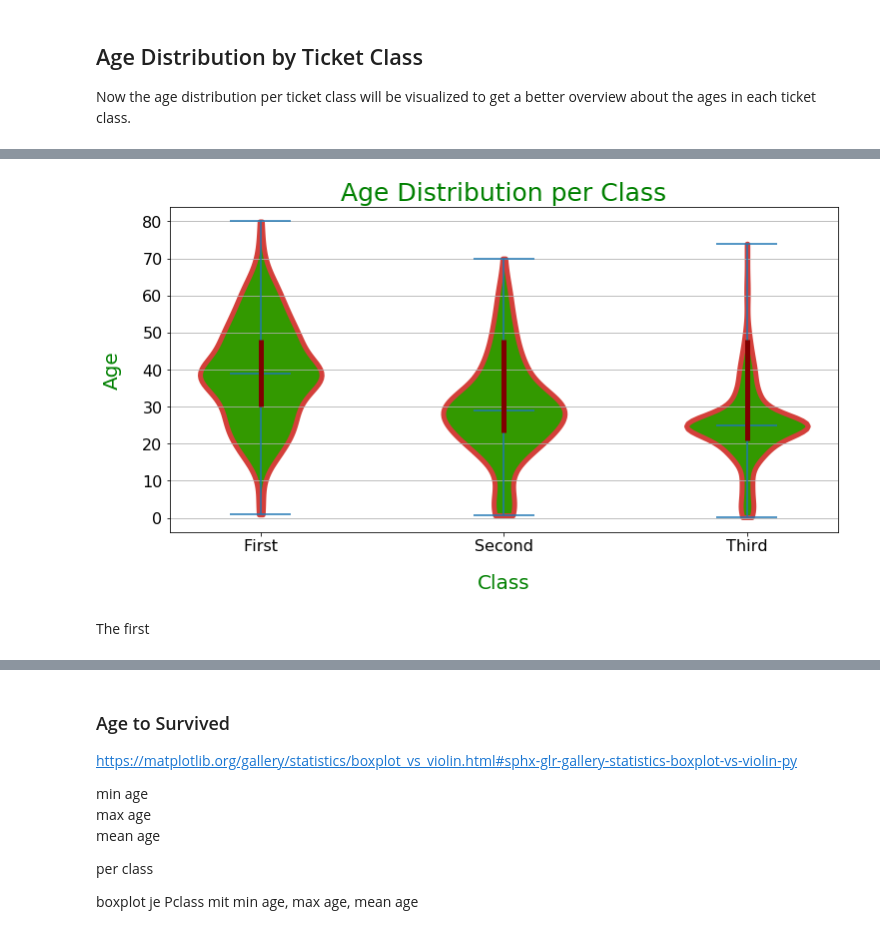
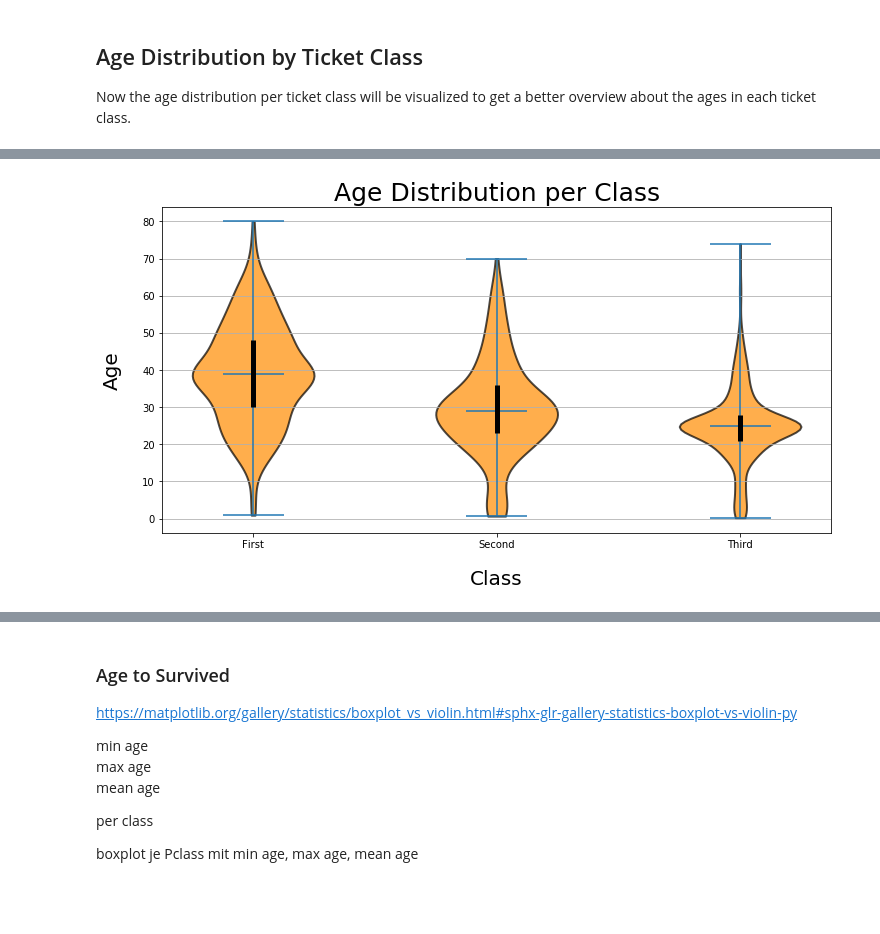
Before and after one commit to IIIskiplikIII/my-titanic-try, a Jupyter notebook: my-titanic-try.ipynb, the cells around one changed output, grey strips where cells are left out. Drawn from its saved outputs; the diff is of its cells as text; code cells hidden in the pictures; blank space fills up the shorter version.

```diff
--- a/my-titanic-try.ipynb
+++ b/my-titanic-try.ipynb
@@ -244,12 +244,12 @@ centre_circle = plt.Circle((0,0),1.5,color='black', fc='white',linewidth=0)
 fig = plt.gcf()
 fig.gca().add_artist(centre_circle)
 
-plt.rcParams['font.size'] = 16.0
-plt.rc_context
+#plt.rcParams['font.size'] = 12.0
+#plt.rc_context
 
 # Setting legend
 ax.legend(loc='lower right', bbox_to_anchor=(0.6, 0., 0.5, 0.5), shadow=1,title='Legend',
-          handletextpad=1, labelspacing=0.5)
+          handletextpad=1, labelspacing=0.5 , fontsize='large', labels=['female','male','1. class','2. class', '3. class','1. class','2. class', '3. class'])
 
 ax.set(aspect="equal", title='Gender Distribution')
 plt.axis('equal')
@@ -290,66 +264,54 @@ Name: Age, dtype: float64
 # %%
-
 # Sclicing the three classes
-df_fristclass_ages = df_all[df_all.loc[:,'Pclass'] == 1]['Age'].copy()
+df_firstclass_ages = df_all[df_all.loc[:,'Pclass'] == 1]['Age'].copy()
 df_secondclass_ages = df_all[df_all.loc[:,'Pclass'] == 2]['Age'].copy()
 df_thirdclass_ages = df_all[df_all.loc[:,'Pclass'] == 3]['Age'].copy()
 
-#fcfquartile = df_fristclass_ages.describe()['25%']
-
-
-# Combining all classes
-df_all_class_ages =[df_fristclass_ages.values,
+# Combining all classes in an array
+df_all_class_ages =[df_firstclass_ages.values,
                     df_secondclass_ages.values,
                     df_thirdclass_ages.values]
 
-##df_all_class_ages = [df_all[df_all.loc[:,'Pclass'] == 1]['Age'].values,
-##                   df_all[df_all.loc[:,'Pclass'] == 2]['Age'].values,
-##                   df_all[df_all.loc[:,'Pclass'] == 3]['Age'].values]
-
-
-
-
 # Font dictionary
-font = {'color':  'green',
+font = {'color':  'black',
         'weight': 'normal',
         'size': 18,
 }
 
+# Building the figure and the axes for the plot
 fig, axes = plt.subplots(nrows=1, ncols=1, figsize=(12, 6) )
 
 # plot violin plot
 parts = axes.violinplot(df_all_class_ages
                    ,showmeans=False,
                     showmedians=True)
 axes.set_title('Age Distribution per Class', fontdict=font, fontsize=25)
 
 # Styling every violin in the graph
 for pc in parts['bodies']:
-    pc.set_facecolor('#339900')
-    pc.set_edgecolor('#D43F3A')
-    pc.set_linewidth(5)
-    pc.set_alpha(1)
+    pc.set_facecolor('#FF8C00')
+    pc.set_edgecolor('#000000')
+    pc.set_linewidth(2)
+    pc.set_alpha(0.7)
 
 
 # adding horizontal grid lines
 axes.yaxis.grid(True)
 axes.set_xticks([y + 1 for y in range(len(df_all_class_ages))])
 axes.set_xlabel('Class',fontdict=font, labelpad=20, size=20)
 axes.set_ylabel('Age', fontdict=font,labelpad=20, size=20)
 
 
-axes.vlines(1, df_fristclass_ages.describe()['25%'], df_fristclass_ages.describe()['75%'], color=['#800000'], linestyle='-', lw=5)
-axes.vlines(2, df_secondclass_ages.describe()['25%'], df_fristclass_ages.describe()['75%'], color=['#800000'], linestyle='-', lw=5)
-axes.vlines(3, df_thirdclass_ages.describe()['25%'], df_fristclass_ages.describe()['75%'], color=['#800000'], linestyle='-', lw=5)
+axes.vlines(1, df_firstclass_ages.describe()['25%'], df_firstclass_ages.describe()['75%'], color=['#000000'], linestyle='-', lw=5)
+axes.vlines(2, df_secondclass_ages.describe()['25%'], df_secondclass_ages.describe()['75%'], color=['#000000'], linestyle='-', lw=5)
+axes.vlines(3, df_thirdclass_ages.describe()['25%'], df_thirdclass_ages.describe()['75%'], color=['#000000'], linestyle='-', lw=5)
 #axes.vlines(2, whiskersMin, whiskersMax, color='k', linestyle='-', lw=1)
-
 
 # add x-tick labels
 plt.setp(axes, xticks=[y + 1 for y in range(len(df_all_class_ages))],
          xticklabels=['First', 'Second','Third'])
 
+
 plt.show()
 # %% [output]
-[figure, old version]
+[figure, new version]
-# %% [markdown]
-The first
```
Also changed, not shown: parts of 19 cells of this notebook.
